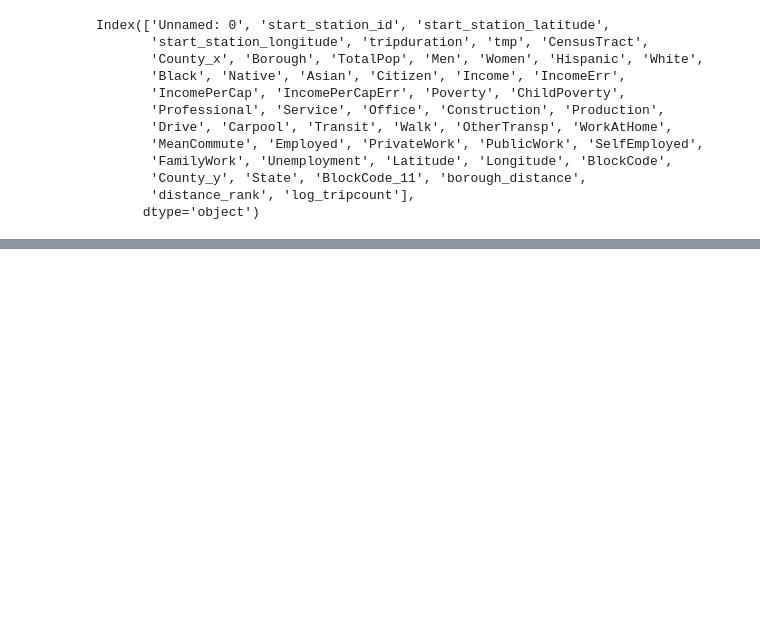
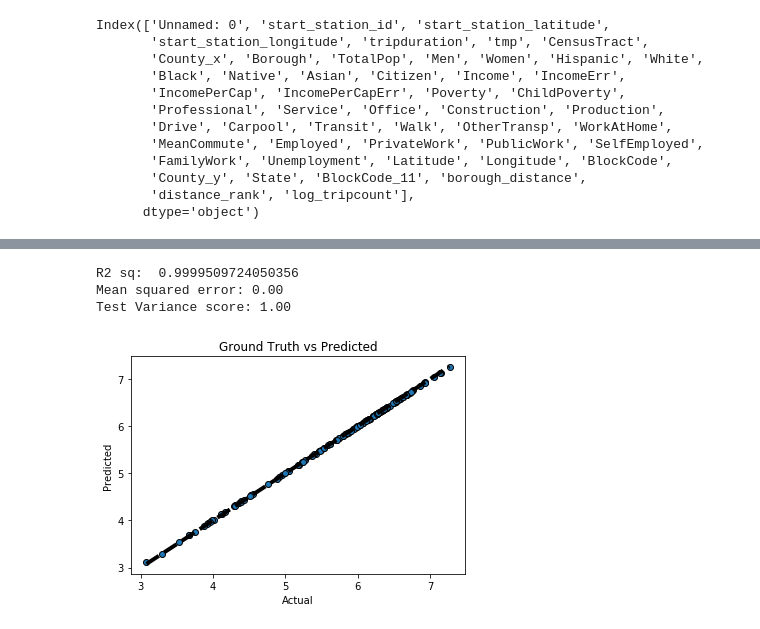
Before and after one commit to amyscott303/Thinkful, a Jupyter notebook: NY_model.ipynb, the cells around one changed output, grey strips where cells are left out. Drawn from its saved outputs; the diff is of its cells as text; code cells hidden in the pictures; blank space fills up the shorter version.

```diff
--- a/NY_model.ipynb
+++ b/NY_model.ipynb
@@ -331,7 +322,7 @@ R-squared PLSR: 0.48806498687104904
 # use demographics to determine next best spot to add a station, in the .predict(use a census dataframe that doesn't have a
 #station information is not included)this way you find a spot in boroughs that need one.
 # %%
-y_gb = df['log_tripcount'] - 1
+y_gb = df_X['log_tripcount'] - 1
 X_gb = df_X.loc[:,:]
 
 # Make the categorical variable 'country' into dummies.
@@ -360,0 +351,6 @@ ValueError: Loss 'deviance' not supported.
+# %%
+params = {'n_estimators': 500, 'max_depth': 4, 'min_samples_split': 2,
+          'learning_rate': 0.01, 'loss': 'ls'}
+model = ensemble.GradientBoostingRegressor(**params)
+
+model.fit(X_train, y_train)
@@ -360,0 +366,28 @@ ValueError: Loss 'deviance' not supported.
+# %%
+from sklearn.metrics import mean_squared_error, r2_score
+model_score = model.score(X_train, y_train)
+# Have a look at R sq to give an idea of the fit ,
+# Explained variance score: 1 is perfect prediction
+print('R2 sq: ',model_score)
+y_predicted = model.predict(X_test)
+
+# The mean squared error
+print("Mean squared error: %.2f"% mean_squared_error(y_test, y_predicted))
+# Explained variance score: 1 is perfect prediction
+print('Test Variance score: %.2f' % r2_score(y_test, y_predicted))
+# %% [output]
+R2 sq:  0.9999509724050356
+Mean squared error: 0.00
+Test Variance score: 1.00
+# %%
+from sklearn.model_selection import cross_val_predict
+
+fig, ax = plt.subplots()
+ax.scatter(y_test, y_predicted, edgecolors=(0, 0, 0))
+ax.plot([y_test.min(), y_test.max()], [y_test.min(), y_test.max()], 'k--', lw=4)
+ax.set_xlabel('Actual')
+ax.set_ylabel('Predicted')
+ax.set_title("Ground Truth vs Predicted")
+plt.show()
+# %% [output]
+[figure, added]
```
Also changed, not shown: parts of 18 cells of this notebook.
